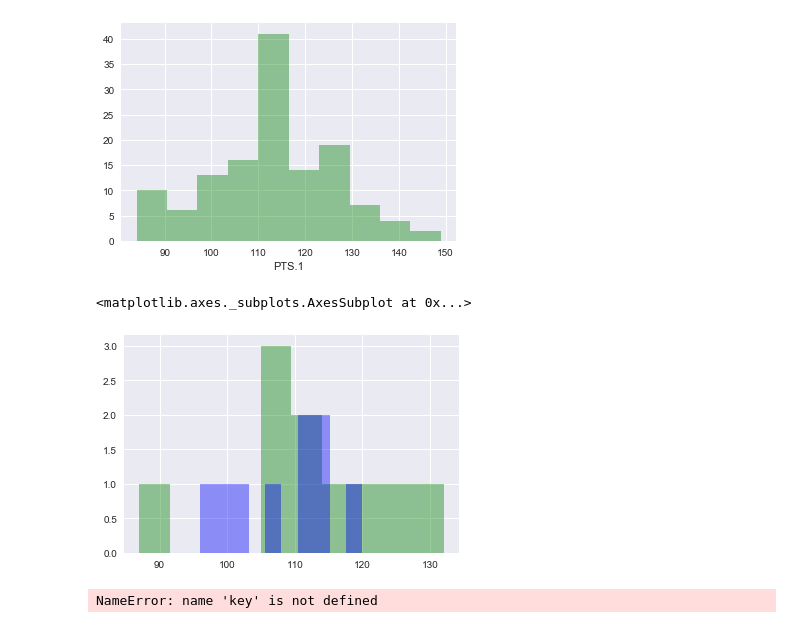
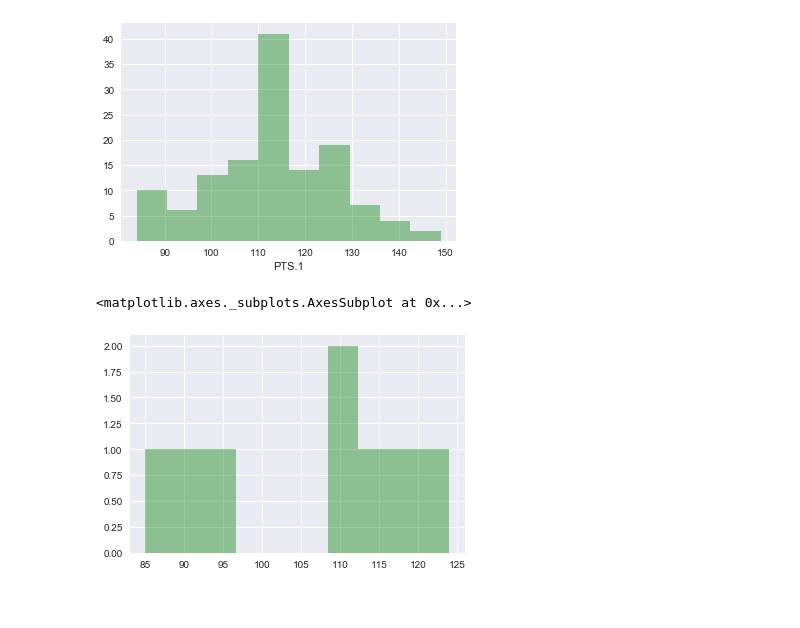
Before and after one commit to laimis/gamepredictions, a Jupyter notebook: train_model.ipynb, the cells around one changed output. Cells and saved outputs as stored; diff of their text form; code cells hidden in the pictures.

```diff
--- a/train_model.ipynb
+++ b/train_model.ipynb
@@ -161,12 +161,7 @@ sns.distplot(results['PTS.1'], bins=10, kde=False, color="green")
 <matplotlib.axes._subplots.AxesSubplot at 0x...>
 [figure]
 # %%
-sns.distplot(stats["Philadelphia 76ers"]["scored"], bins=10, kde=False, color="green")
-sns.distplot(stats["Brooklyn Nets"]["scored"], bins=10, kde=False, color="blue")
+sns.distplot(stats["Houston Rockets"]["scored"], bins=10, kde=False, color="green")
 # %% [output]
 <matplotlib.axes._subplots.AxesSubplot at 0x...>
-[figure, old version]
+[figure, new version]
-# %%
-sns.swarmplot(x=key, y="total_bill", data=teams, color=".25")
-# %% [output]
-NameError: name 'key' is not defined
```
Also changed, not shown: parts of 6 cells of this notebook, 7 other files.
